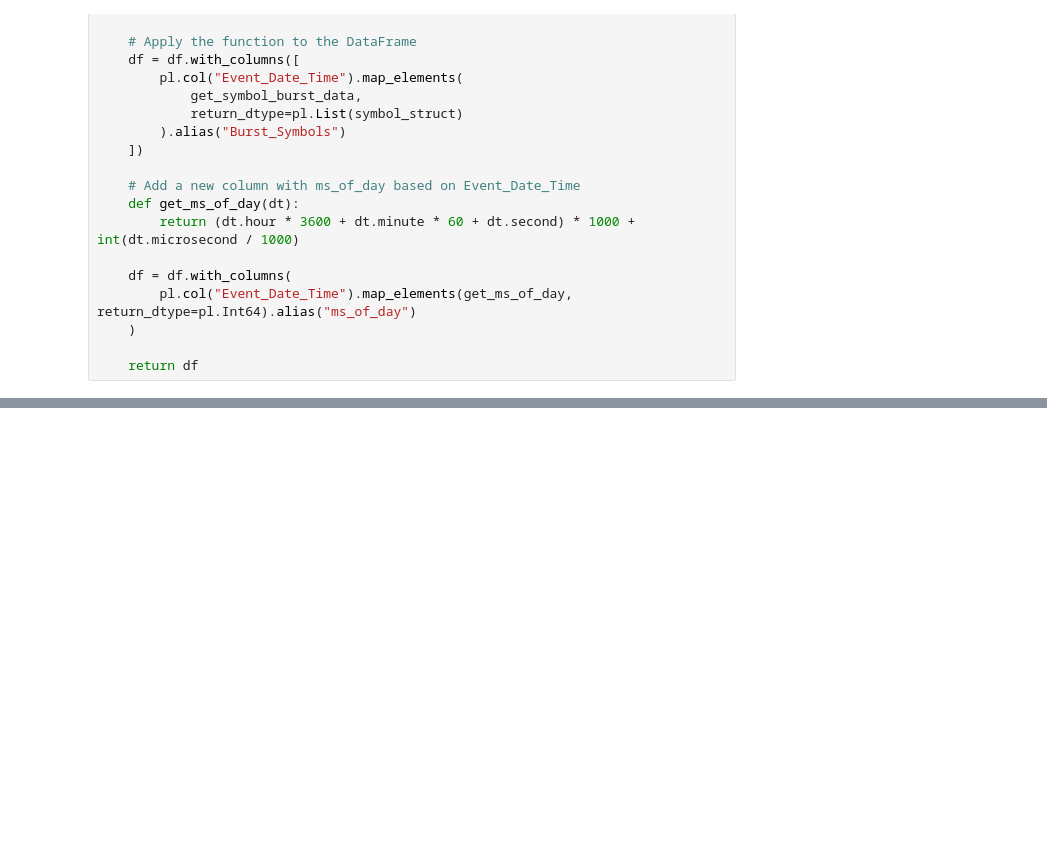
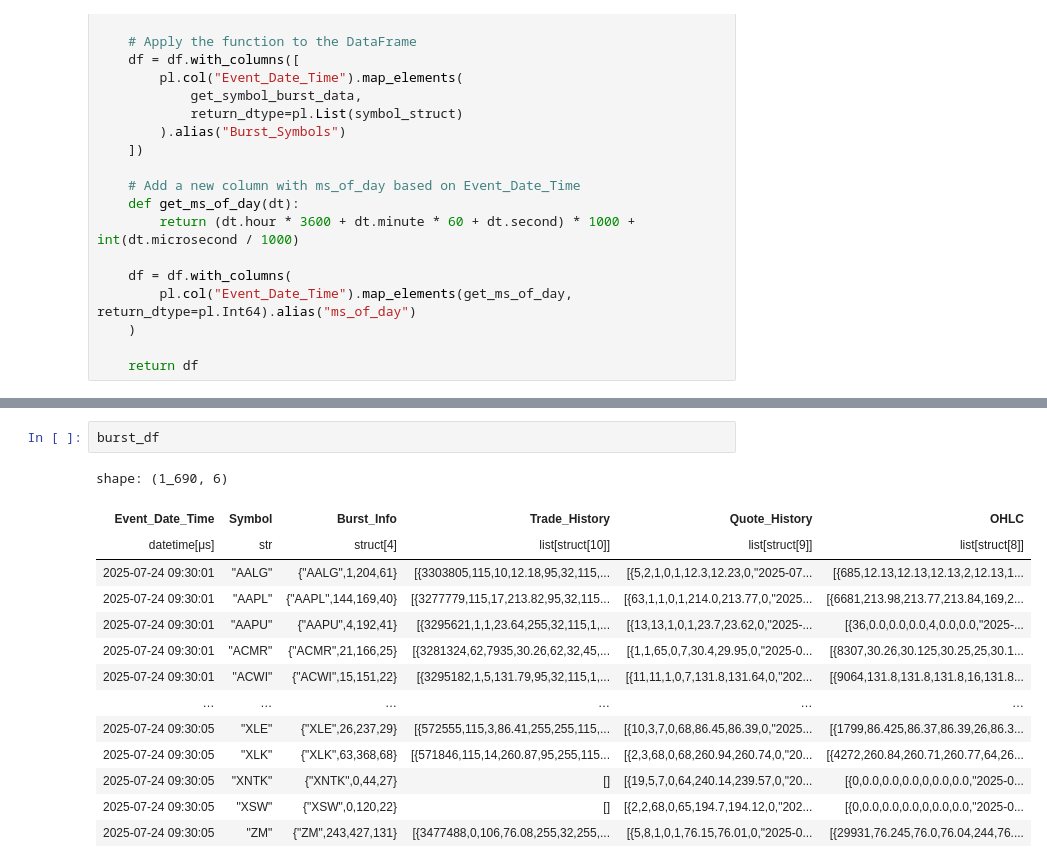
Before and after one commit to vandel/Ki2_Alerts, a Jupyter notebook: Code/HFT_Event_Processing.ipynb, the cells around one changed output, grey strips where cells are left out. Drawn from its saved outputs; the diff is of its cells as text; blank space fills up the shorter version.

```diff
--- a/Code/HFT_Event_Processing.ipynb
+++ b/Code/HFT_Event_Processing.ipynb
@@ -541,0 +613,17 @@ shape: (98_877, 4)
+# %%
+burst_df
+# %% [output]
+shape: (1_690, 6)
+| Event_Date_Time | Symbol | Burst_Info | Trade_History | Quote_History | OHLC |
+| datetime[μs] | str | struct[4] | list[struct[10]] | list[struct[9]] | list[struct[8]] |
+| 2025-07-24 09:30:01 | "AALG" | {"AALG",1,204,61} | [{3303805,115,10,12.18,95,32,115,... | [{5,2,1,0,1,12.3,12.23,0,"2025-07... | [{685,12.13,12.13,12.13,2,12.13,1... |
+| 2025-07-24 09:30:01 | "AAPL" | {"AAPL",144,169,40} | [{3277779,115,17,213.82,95,32,115... | [{63,1,1,0,1,214.0,213.77,0,"2025... | [{6681,213.98,213.77,213.84,169,2... |
+| 2025-07-24 09:30:01 | "AAPU" | {"AAPU",4,192,41} | [{3295621,1,1,23.64,255,32,115,1,... | [{13,13,1,0,1,23.7,23.62,0,"2025-... | [{36,0.0,0.0,0.0,4,0.0,0.0,"2025-... |
+| 2025-07-24 09:30:01 | "ACMR" | {"ACMR",21,166,25} | [{3281324,62,7935,30.26,62,32,45,... | [{1,1,65,0,7,30.4,29.95,0,"2025-0... | [{8307,30.26,30.125,30.25,25,30.1... |
+| 2025-07-24 09:30:01 | "ACWI" | {"ACWI",15,151,22} | [{3295182,1,5,131.79,95,32,115,1,... | [{11,11,1,0,7,131.8,131.64,0,"202... | [{9064,131.8,131.8,131.8,16,131.8... |
+| … | … | … | … | … | … |
+| 2025-07-24 09:30:05 | "XLE" | {"XLE",26,237,29} | [{572555,115,3,86.41,255,255,115,... | [{10,3,7,0,68,86.45,86.39,0,"2025... | [{1799,86.425,86.37,86.39,26,86.3... |
+| 2025-07-24 09:30:05 | "XLK" | {"XLK",63,368,68} | [{571846,115,14,260.87,95,255,115... | [{2,3,68,0,68,260.94,260.74,0,"20... | [{4272,260.84,260.71,260.77,64,26... |
+| 2025-07-24 09:30:05 | "XNTK" | {"XNTK",0,44,27} | [] | [{19,5,7,0,64,240.14,239.57,0,"20... | [{0,0.0,0.0,0.0,0,0.0,0.0,"2025-0... |
+| 2025-07-24 09:30:05 | "XSW" | {"XSW",0,120,22} | [] | [{2,2,68,0,65,194.7,194.12,0,"202... | [{0,0.0,0.0,0.0,0,0.0,0.0,"2025-0... |
+| 2025-07-24 09:30:05 | "ZM" | {"ZM",243,427,131} | [{3477488,0,106,76.08,255,32,255,... | [{5,8,1,0,1,76.15,76.01,0,"2025-0... | [{29931,76.245,76.0,76.04,244,76.... |
```
Also changed, not shown: parts of 20 cells of this notebook.
